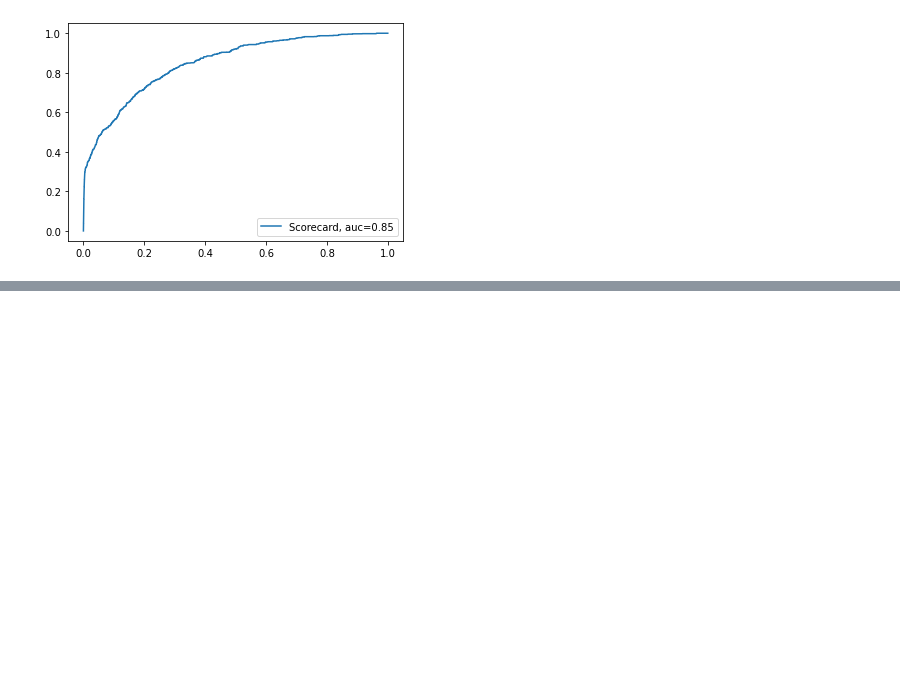
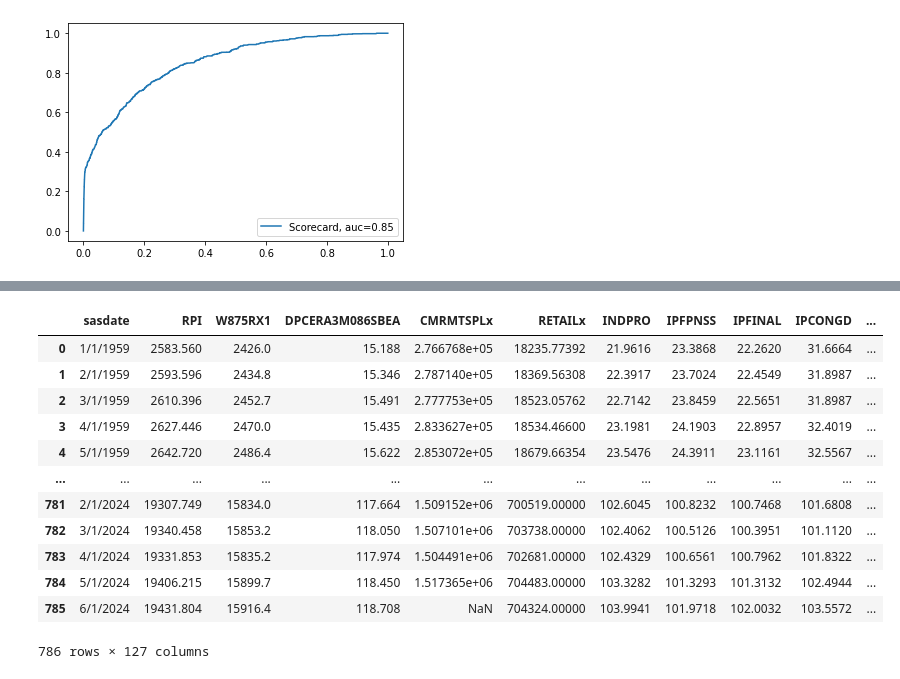
Before and after one commit to willseff/consumer-credit-risk, a Jupyter notebook: Banking Group Project 2.ipynb, the cells around one changed output, grey strips where cells are left out. Saved outputs shown, nothing was run; the diff lists cells and outputs as text; code cells hidden in the pictures; blank space fills up the shorter version.

```diff
--- a/Banking Group Project 2.ipynb
+++ b/Banking Group Project 2.ipynb
@@ -497,0 +600,19 @@ plt.show()
+# %%
+# import df
+econ_factors = pd.read_csv('FRED-2024-07.csv')
+# %%
+econ_factors
+# %% [output]
+|  | sasdate | RPI | W875RX1 | DPCERA3M086SBEA | CMRMTSPLx | RETAILx | INDPRO | IPFPNSS | IPFINAL | IPCONGD | ... |
+| 0 | 1/1/1959 | 2583.560 | 2426.0 | 15.188 | 2.766768e+05 | 18235.77392 | 21.9616 | 23.3868 | 22.2620 | 31.6664 | ... |
+| 1 | 2/1/1959 | 2593.596 | 2434.8 | 15.346 | 2.787140e+05 | 18369.56308 | 22.3917 | 23.7024 | 22.4549 | 31.8987 | ... |
+| 2 | 3/1/1959 | 2610.396 | 2452.7 | 15.491 | 2.777753e+05 | 18523.05762 | 22.7142 | 23.8459 | 22.5651 | 31.8987 | ... |
+| 3 | 4/1/1959 | 2627.446 | 2470.0 | 15.435 | 2.833627e+05 | 18534.46600 | 23.1981 | 24.1903 | 22.8957 | 32.4019 | ... |
+| 4 | 5/1/1959 | 2642.720 | 2486.4 | 15.622 | 2.853072e+05 | 18679.66354 | 23.5476 | 24.3911 | 23.1161 | 32.5567 | ... |
+| ... | ... | ... | ... | ... | ... | ... | ... | ... | ... | ... | ... |
+| 781 | 2/1/2024 | 19307.749 | 15834.0 | 117.664 | 1.509152e+06 | 700519.00000 | 102.6045 | 100.8232 | 100.7468 | 101.6808 | ... |
+| 782 | 3/1/2024 | 19340.458 | 15853.2 | 118.050 | 1.507101e+06 | 703738.00000 | 102.4062 | 100.5126 | 100.3951 | 101.1120 | ... |
+| 783 | 4/1/2024 | 19331.853 | 15835.2 | 117.974 | 1.504491e+06 | 702681.00000 | 102.4329 | 100.6561 | 100.7962 | 101.8322 | ... |
+| 784 | 5/1/2024 | 19406.215 | 15899.7 | 118.450 | 1.517365e+06 | 704483.00000 | 103.3282 | 101.3293 | 101.3132 | 102.4944 | ... |
+| 785 | 6/1/2024 | 19431.804 | 15916.4 | 118.708 | NaN | 704324.00000 | 103.9941 | 101.9718 | 102.0032 | 103.5572 | ... |
+786 rows × 127 columns
```
Also changed, not shown: parts of 13 cells of this notebook, 1 other file.
